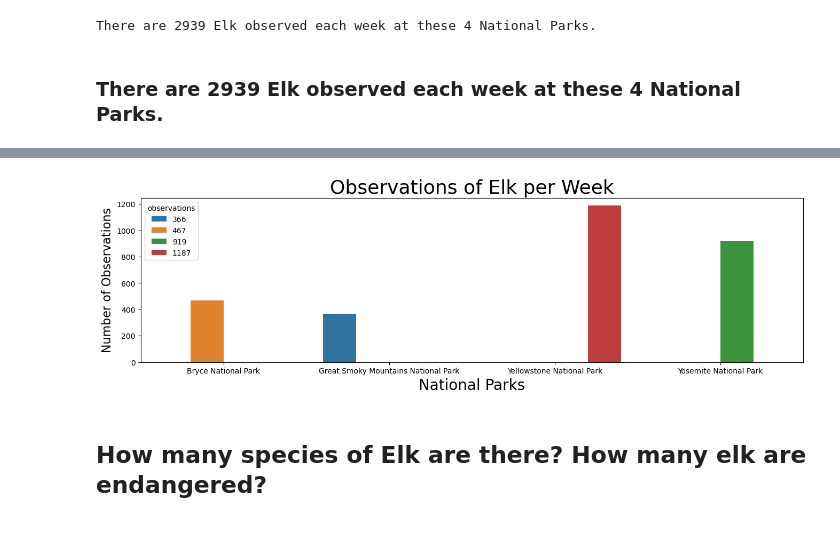
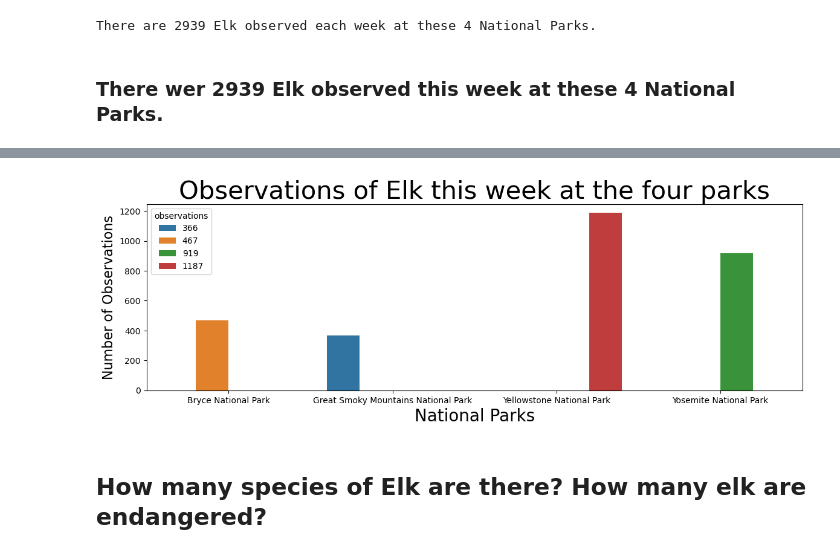
Before and after one commit to Script-Whiz/Biodiversity_NatParks, a Jupyter notebook: Biodiversity_NatParks_final.ipynb, the cells around one changed output, grey strips where cells are left out. Drawn from its saved outputs; the diff is of its cells as text; code cells hidden in the pictures.

```diff
--- a/Biodiversity_NatParks_final.ipynb
+++ b/Biodiversity_NatParks_final.ipynb
@@ -687,21 +717,21 @@ print(elk_by_park)
 print("There are " + str(sum(elk_observations.observations)) + " Elk observed each week at these 4 National Parks.")
 # %% [output]
 There are 2939 Elk observed each week at these 4 National Parks.
-# %% [markdown]
-### There are 2939 Elk observed each week at these 4 National Parks. ###
+# %% [markdown]
+### There wer 2939 Elk observed this week at these 4 National Parks. ###
 # %%
 Image(url="elk_sunset.jpeg", width=300, height=300)
 # %% [output]
 [interactive output not drawn]
 # %%
-plt.figure(figsize=(16, 4))
+plt.figure(figsize=(14, 4))
 sns.barplot(x=elk_by_park.park_name, y= elk_by_park.observations, hue=elk_by_park.observations)
 plt.xlabel('National Parks', size = 20)
 plt.ylabel('Number of Observations', size = 16)
-plt.title('Observations of Elk per Week', size = 26)
+plt.title('Observations of Elk this week at the four parks', size = 30)
 plt.show()
 # %% [output]
-[figure, old version]
+[figure, new version]
 # %% [markdown]
 ## How many species of Elk are there? How many elk are endangered? ##
 # %%
```
Also changed, not shown: parts of 65 cells of this notebook.
